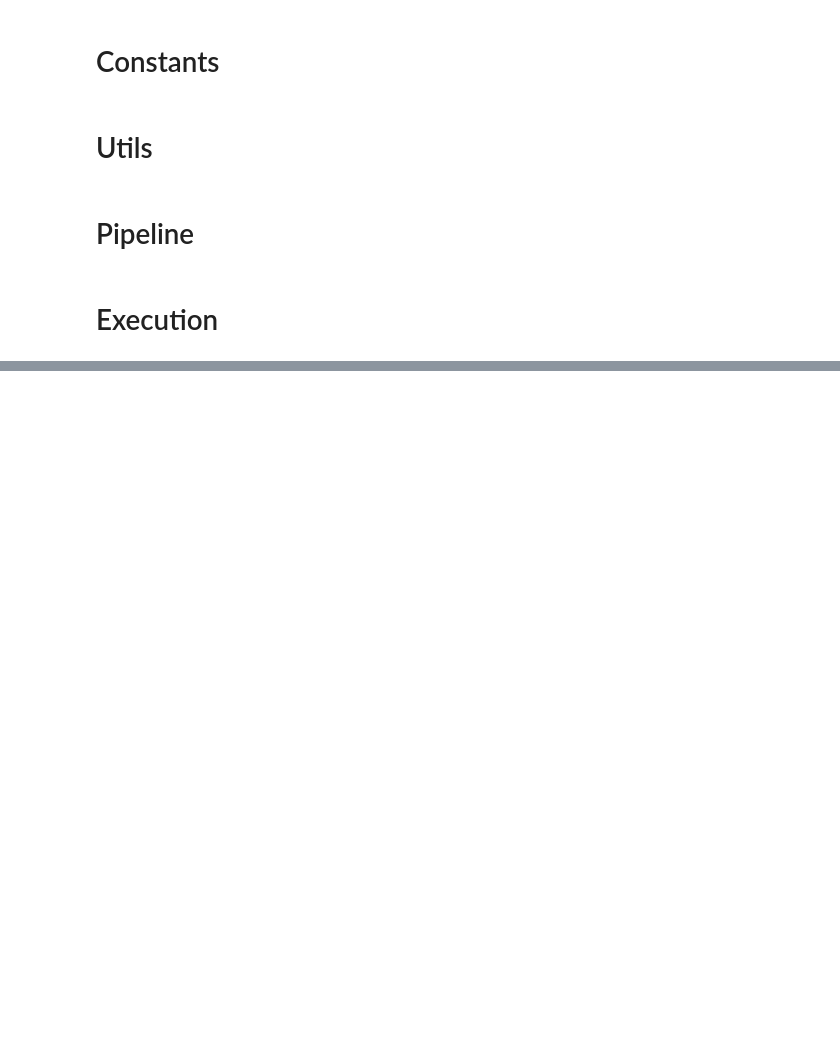
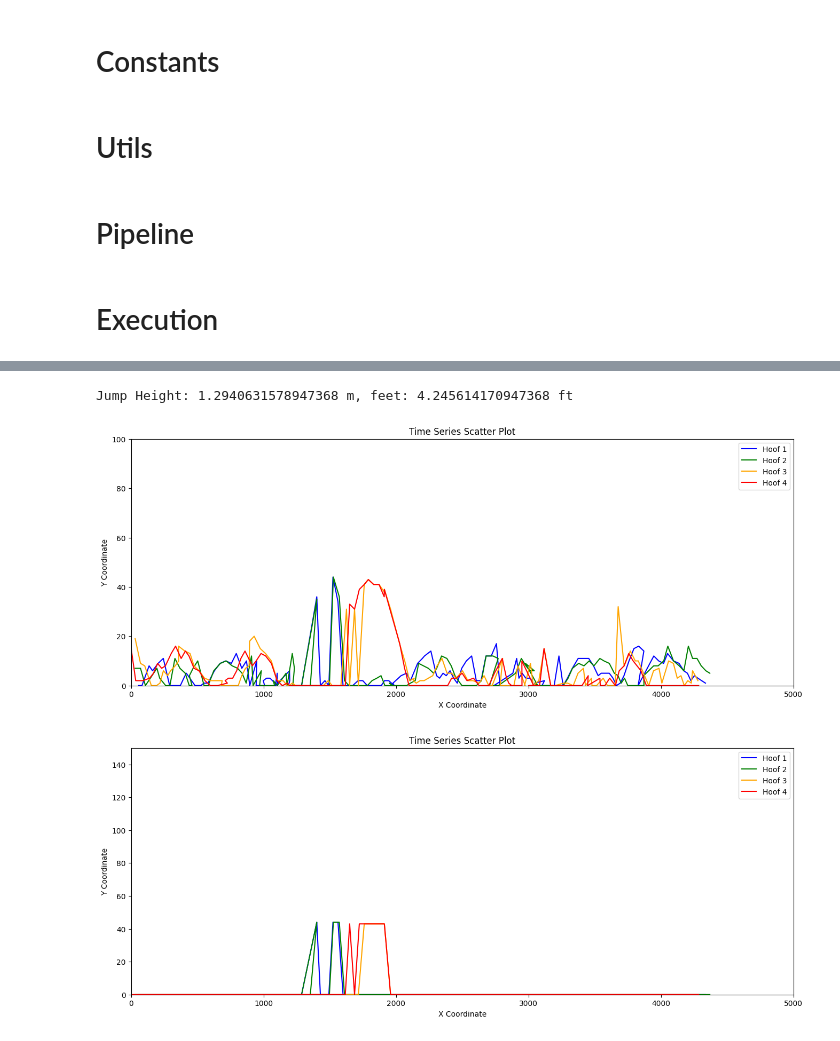
Before and after one commit to syedfaiqueali/Kaggle-Notebooks, a Jupyter notebook: horse-ride-analysis-pipeline.ipynb, the cells around one changed output, grey strips where cells are left out. Drawn from its saved outputs; the diff is of its cells as text; code cells hidden in the pictures; blank space fills up the shorter version.

```diff
--- a/horse-ride-analysis-pipeline.ipynb
+++ b/horse-ride-analysis-pipeline.ipynb
@@ -472,0 +486,6 @@ Jump Height: 1.1545454545454545 m, feet: 3.787878909090909 ft
+# %%
+horse_ride_analysis_pipeline(RESULTS_4)
+# %% [output]
+Jump Height: 1.2940631578947368 m, feet: 4.245614170947368 ft
+[figure, added]
+[figure, added]
```
Also changed, not shown: parts of 5 cells of this notebook.
